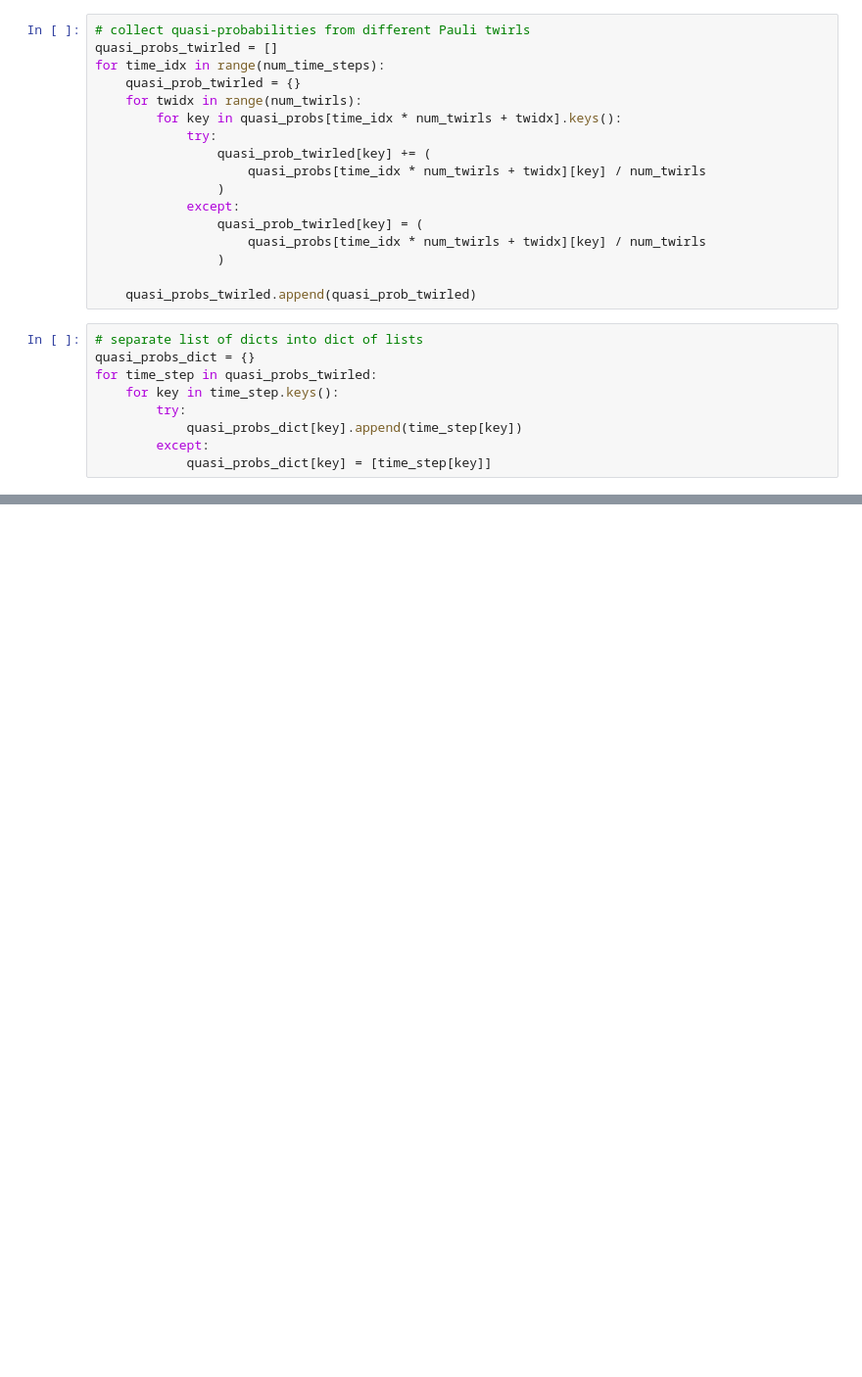
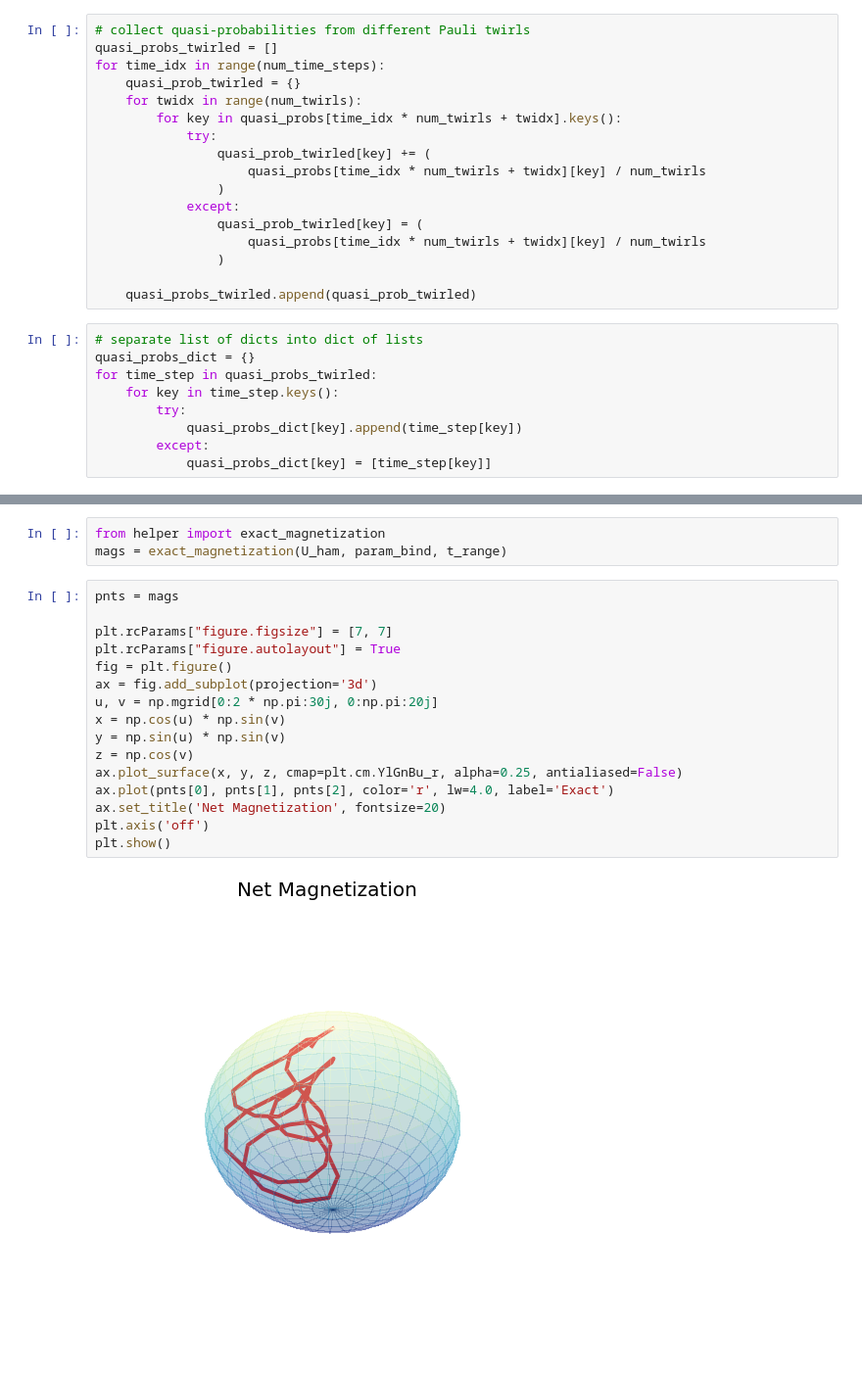
Before and after one commit to qiskit-community/qiskit-research, a Jupyter notebook: docs/getting_started.ipynb, the cells around one changed output, grey strips where cells are left out. Shown at 98% size. Drawn from its saved outputs; the diff is of its cells as text; blank space fills up the shorter version.

```diff
--- a/docs/getting_started.ipynb
+++ b/docs/getting_started.ipynb
@@ -366,0 +438,21 @@ plt.show()
+# %%
+from helper import exact_magnetization
+mags = exact_magnetization(U_ham, param_bind, t_range)
+# %%
+pnts = mags
+
+plt.rcParams["figure.figsize"] = [7, 7]
+plt.rcParams["figure.autolayout"] = True
+fig = plt.figure()
+ax = fig.add_subplot(projection='3d')
+u, v = np.mgrid[0:2 * np.pi:30j, 0:np.pi:20j]
+x = np.cos(u) * np.sin(v)
+y = np.sin(u) * np.sin(v)
+z = np.cos(v)
+ax.plot_surface(x, y, z, cmap=plt.cm.YlGnBu_r, alpha=0.25, antialiased=False)
+ax.plot(pnts[0], pnts[1], pnts[2], color='r', lw=4.0, label='Exact')
+ax.set_title('Net Magnetization', fontsize=20)
+plt.axis('off')
+plt.show()
+# %% [output]
+[figure, added]
```
Also changed, not shown: parts of 27 cells of this notebook, 1 other file.
